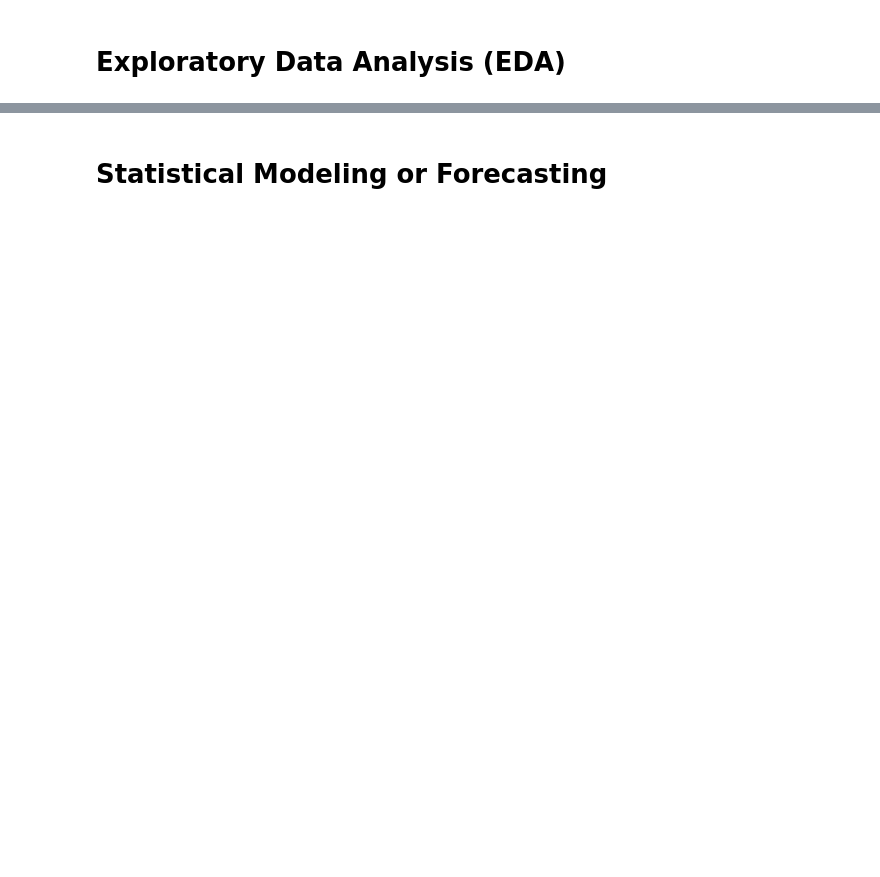
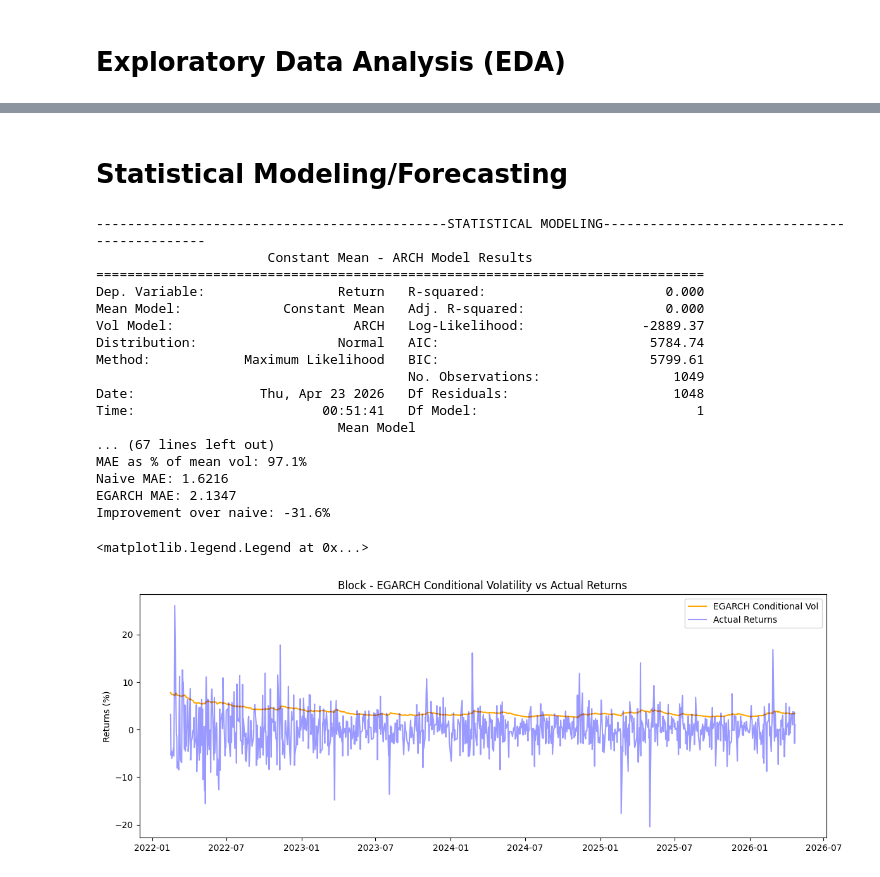
Before and after one commit to YsmaelSG/QuantMentorshipFinalProject, a Jupyter notebook: GTSFFInalProject.ipynb, the cells around one changed output, grey strips where cells are left out. Saved outputs shown, nothing was run; the diff lists cells and outputs as text; code cells hidden in the pictures; blank space fills up the shorter version.

```diff
--- a/GTSFFInalProject.ipynb
+++ b/GTSFFInalProject.ipynb
@@ -215,2 +249,2 @@ plt.show()
 # %% [markdown]
-# Statistical Modeling or Forecasting
+# Statistical Modeling/Forecasting
@@ -220,0 +251,74 @@ plt.show()
+# %%
+#BLOCK
+
+# P represents the number of past squared return shocks included; 1 means yesterday shock fits into todays volatility
+# q represents the number of past variance terms included.
+# ARCH (1)
+arch = arch_model(block.Return * 100, vol='ARCH', p=1)
+arch_result = arch.fit(disp='off')
+
+# GARCH(1,1)
+garch = arch_model(block.Return * 100, vol='Garch', p=1, q=1)
+garch_result = garch.fit(disp='off')
+
+# EGARCH (1)
+egarch = arch_model(block.Return * 100, vol='EGarch', p=1, q=1)
+egarch_result = egarch.fit(disp='off')
+print("---------------------------------------------STATISTICAL MODELING---------------------------------------------")
+print(arch_result.summary())
+print(garch_result.summary())
+print(egarch_result.summary())
+print("---------------------------------------------FORECAST---------------------------------------------")
+
+#multiply by 100 since percentages are whole numbers
+block_train = (block.Return[:-30]*100)   # everything except last 30 days
+block_test = (block.Return[-30:] * 100)   # last 30 days as "future" data
+
+# fit model on train
+block_model = arch_model(block_train, vol='EGarch', p=1, q=1)
+result = block_model.fit(disp='off')
+
+# forecast 30 days
+forecasts = result.forecast(horizon=30,method='simulation', simulations=1000)
+predicted_vol = np.sqrt(forecasts.variance.values[-1])
+
+# compare against realized vol in test set
+realized_vol = block_test.abs().values
+
+mae = np.mean(np.abs(predicted_vol - realized_vol))
+print(f"MAE: {mae:.4f}")
+print(f"Mean realized vol: {realized_vol.mean():.4f}")
+print(f"Std realized vol: {realized_vol.std():.4f}")
+print(f"MAE as % of mean vol: {mae/realized_vol.mean()*100:.1f}%")
+
+naive_mae = np.mean(np.abs(block_train.abs().mean() - realized_vol))
+print(f"Naive MAE: {naive_mae:.4f}")
+print(f"EGARCH MAE: {mae:.4f}")
+print(f"Improvement over naive: {((naive_mae - mae)/naive_mae)*100:.1f}%")
+
+fig, ax = plt.subplots(figsize=(14, 5))
+ax.plot(egarch_result.conditional_volatility, color='orange', label='EGARCH Conditional Vol')
+ax.set_ylabel('Returns (%)')
+ax.plot(block.Return.dropna() * 100, color='blue', alpha=0.4, label='Actual Returns')
+ax.set_title('Block - EGARCH Conditional Volatility vs Actual Returns')
+ax.legend()
+# %% [output]
+---------------------------------------------STATISTICAL MODELING---------------------------------------------
+                      Constant Mean - ARCH Model Results
+==============================================================================
+Dep. Variable:                 Return   R-squared:                       0.000
+Mean Model:             Constant Mean   Adj. R-squared:                  0.000
+Vol Model:                       ARCH   Log-Likelihood:               -2889.37
+Distribution:                  Normal   AIC:                           5784.74
+Method:            Maximum Likelihood   BIC:                           5799.61
+                                        No. Observations:                 1049
+Date:                Thu, Apr 23 2026   Df Residuals:                     1048
+Time:                        00:51:41   Df Model:                            1
+                               Mean Model
+... (67 lines left out)
+MAE as % of mean vol: 97.1%
+Naive MAE: 1.6216
+EGARCH MAE: 2.1347
+Improvement over naive: -31.6%
+<matplotlib.legend.Legend at 0x...>
+[figure, added]
```
Also changed, not shown: parts of 12 cells of this notebook.
